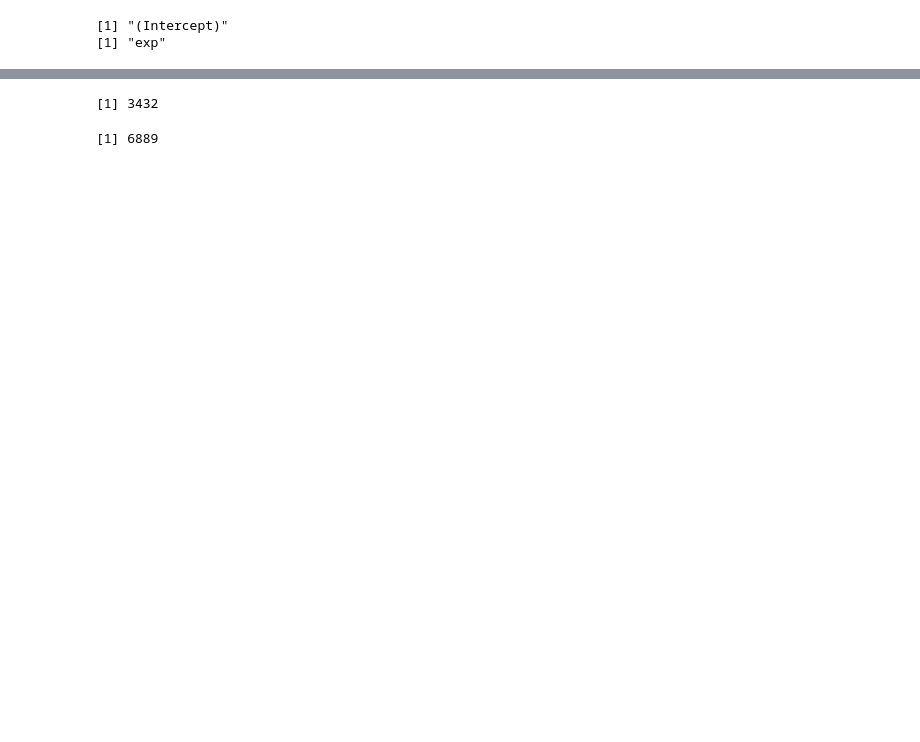
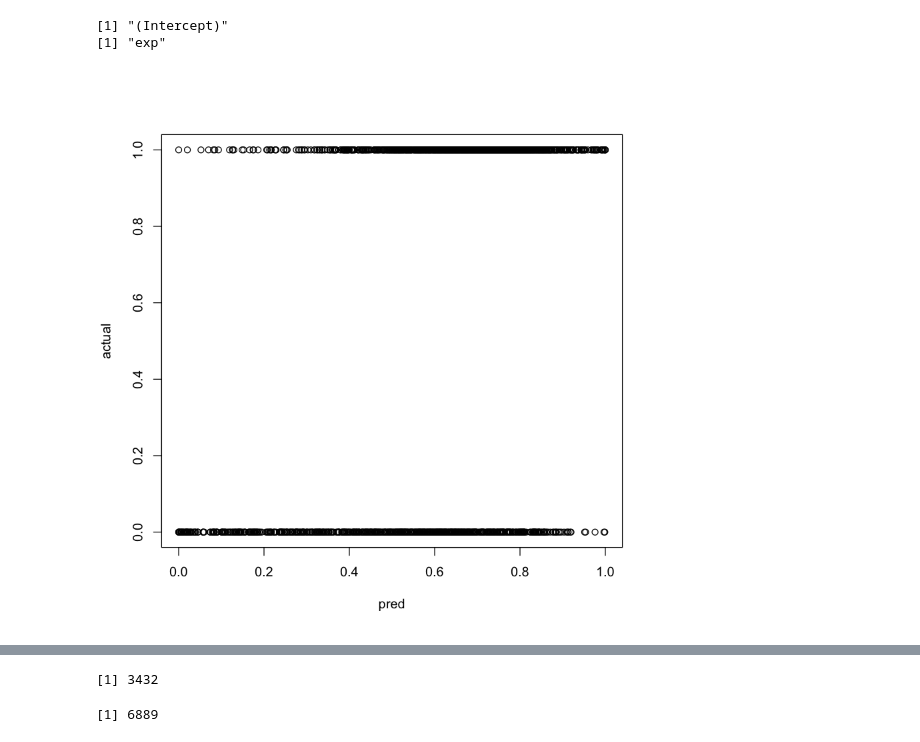
Before and after one commit to ZoeVance/data_cleaning_backup, a Jupyter notebook: R stats.ipynb, the cells around one changed output, grey strips where cells are left out. Cells and saved outputs as stored; diff of their text form; code cells hidden in the pictures; blank space fills up the shorter version.

```diff
--- a/R stats.ipynb
+++ b/R stats.ipynb
@@ -199,8 +206,12 @@ for(i in 1:length(s$coefficients[,'Pr(>|t|)']))
 # %%
 train <- final_df[1:4000,]
 test <- final_df[4001:nrow(final_df),]
-pred <- predict(model2, test, type='response')
+model <- glm(dup_type ~ . ^2, data = train, family = binomial)
+pred <- predict(model, test, type='response')
 actual <- test$dup_type
+plot(pred, actual)
+# %% [output]
+[figure, added]
 # %%
 model2 <- glm(dup_type ~ (dn_ds + PCA1 + PCA2)^2 -PCA1:dn_ds -PCA1:PCA2, data = train, family = binomial)
 
```
Also changed, not shown: parts of 19 cells of this notebook, 3 other files.
